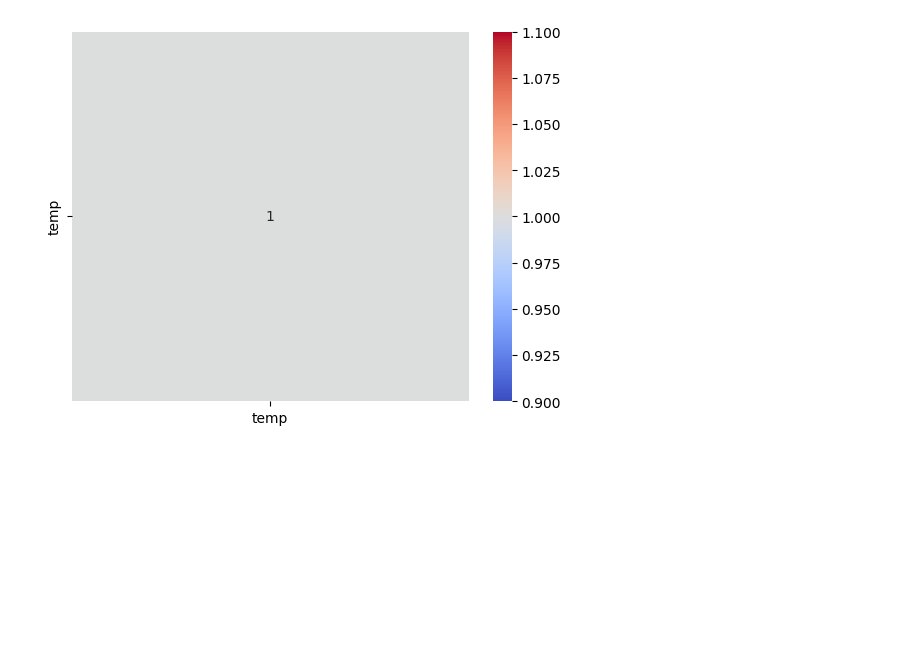
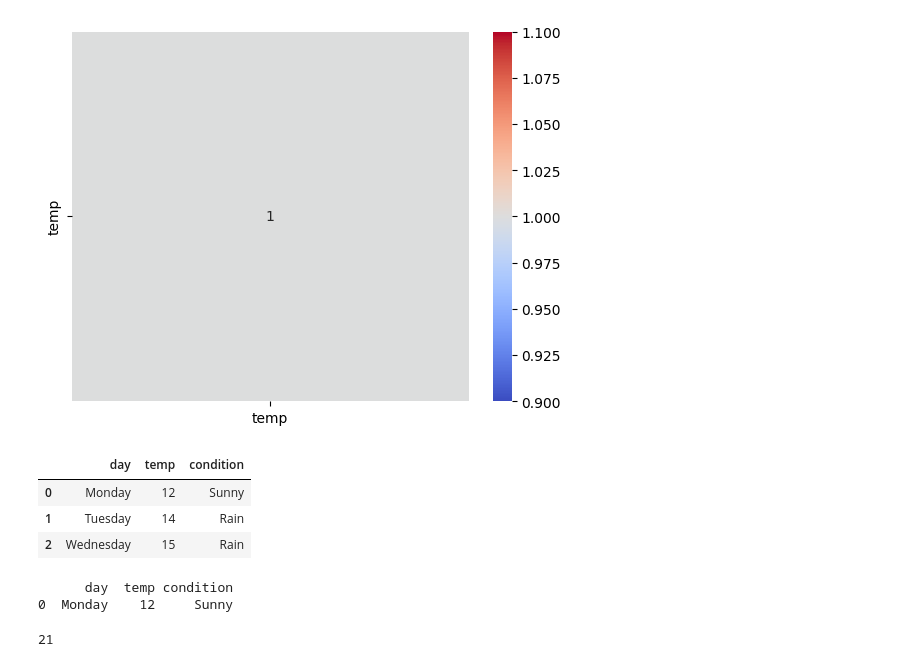
Before and after one commit to winiyaz/utcpd251-, a Jupyter notebook: KAG/D25Pussy.ipynb, the cells around one changed output. Cells and saved outputs as stored; diff of their text form; code cells hidden in the pictures; blank space fills up the shorter version.

```diff
--- a/KAG/D25Pussy.ipynb
+++ b/KAG/D25Pussy.ipynb
@@ -365,3 +365,21 @@ sns.heatmap(corr_matrix, annot=True, cmap='coolwarm')
 plt.show()
 # %% [output]
 [figure]
+# %%
+#Printing row ) by iloc method
+df.iloc[0:3]
+# %% [output]
+|  | day | temp | condition |
+| 0 | Monday | 12 | Sunny |
+| 1 | Tuesday | 14 | Rain |
+| 2 | Wednesday | 15 | Rain |
+# %%
+# Pullin row based on boolean expression
+rprint(df[df.day == 'Monday'])
+# %% [output]
+      day  temp condition
+0  Monday    12     Sunny
+# %%
+df.temp.max()
+# %% [output]
+21
```
Also changed, not shown: parts of 3 cells of this notebook.
